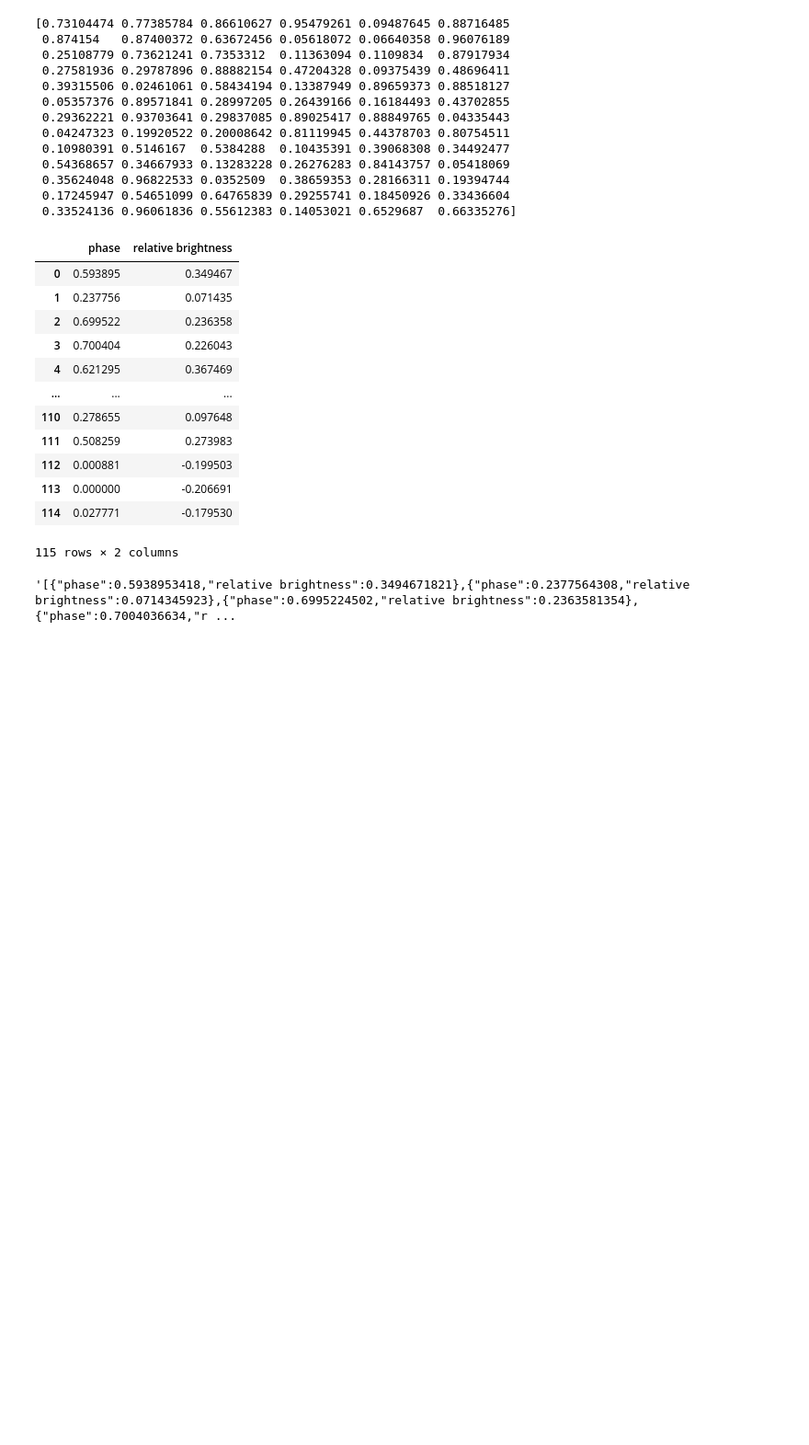
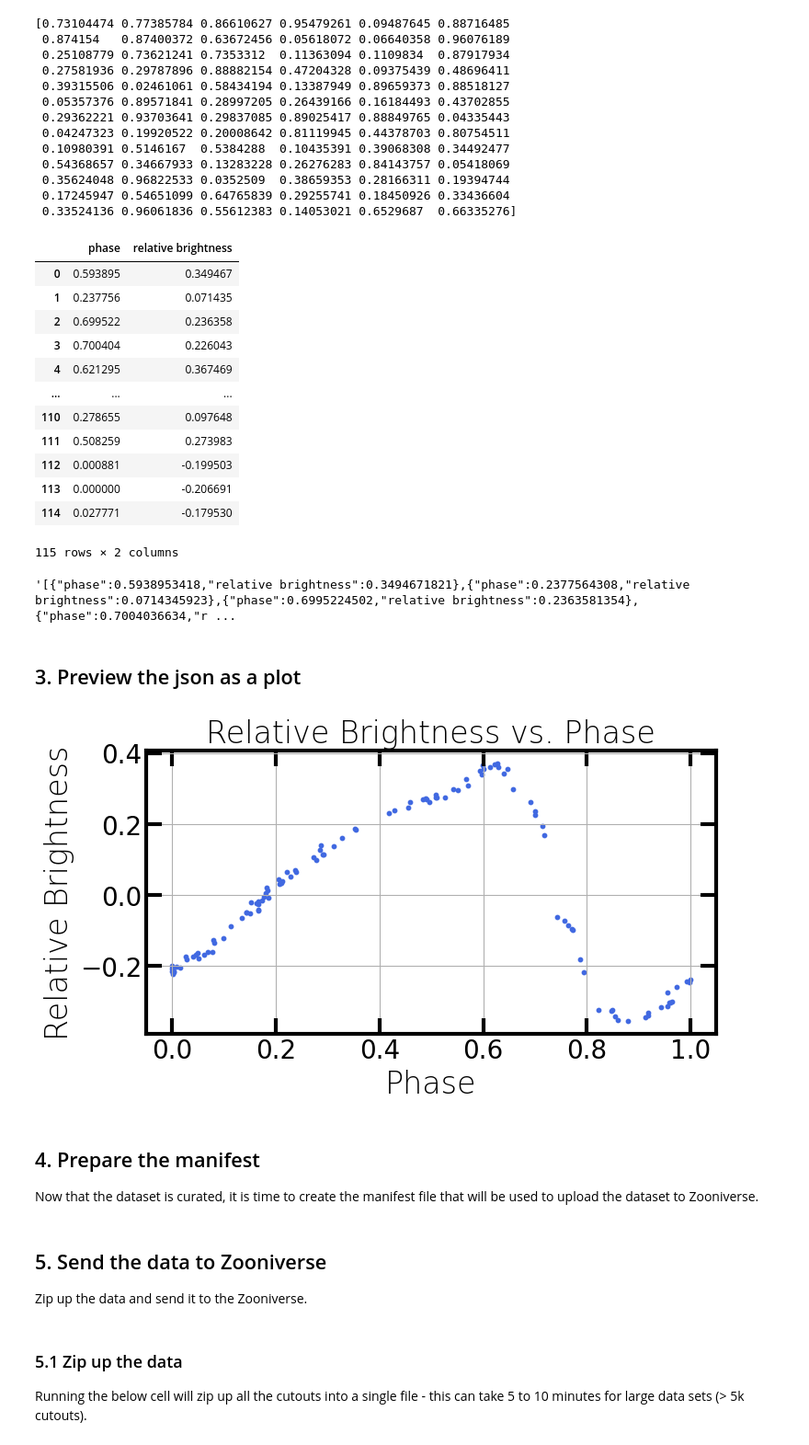
Before and after one commit to lsst-epo/citizen-science-notebooks, a Jupyter notebook: 04_Send_Lightcurve_JSON.ipynb, the cells around one changed output. Shown: that part at 92% size. Drawn from its saved outputs; the diff is of its cells as text; code cells hidden in the pictures; blank space fills up the shorter version.

Commit message:
preview for json and sending capabilities

```diff
--- a/04_Send_Lightcurve_JSON.ipynb
+++ b/04_Send_Lightcurve_JSON.ipynb
@@ -325,3 +325,26 @@ df
 json_data
 # %% [output]
 '[{"phase":0.5938953418,"relative brightness":0.3494671821},{"phase":0.2377564308,"relative brightness":0.0714345923},{"phase":0.6995224502,"relative brightness":0.2363581354},{"phase":0.7004036634,"r ...
+# %% [markdown]
+## 3. Preview the json as a plot
+# %%
+# Parse it into Python objects
+data = json.loads(json_data)
+
+# Extract phase and brightness values
+phases = [point["phase"] for point in data]
+brightness = [point["relative brightness"] for point in data]
+
+# Plot it
+plt.figure(figsize=(8, 4))
+plt.scatter(phases, brightness, s=10, color='royalblue')
+plt.xlabel("Phase")
+plt.ylabel("Relative Brightness")
+plt.title("Relative Brightness vs. Phase")
+plt.grid(True)
+plt.show()
+# %% [output]
+[figure, added]
+# %% [markdown]
+## 4. Prepare the manifest
+Now that the dataset is curated, it is time to create the manifest file that will be used to upload the dataset to Zooniverse.
@@ -327,0 +363,6 @@ json_data
+# %% [markdown]
+## 5. Send the data to Zooniverse
+Zip up the data and send it to the Zooniverse.
+# %% [markdown]
+### 5.1 Zip up the data
+Running the below cell will zip up all the cutouts into a single file - this can take 5 to 10 minutes for large data sets (> 5k cutouts).
```
Also changed, not shown: parts of 4 cells of this notebook.
